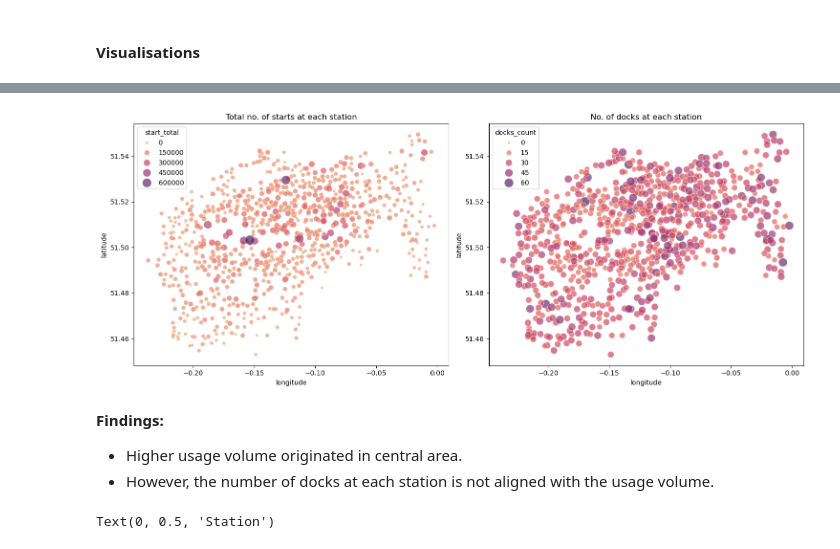
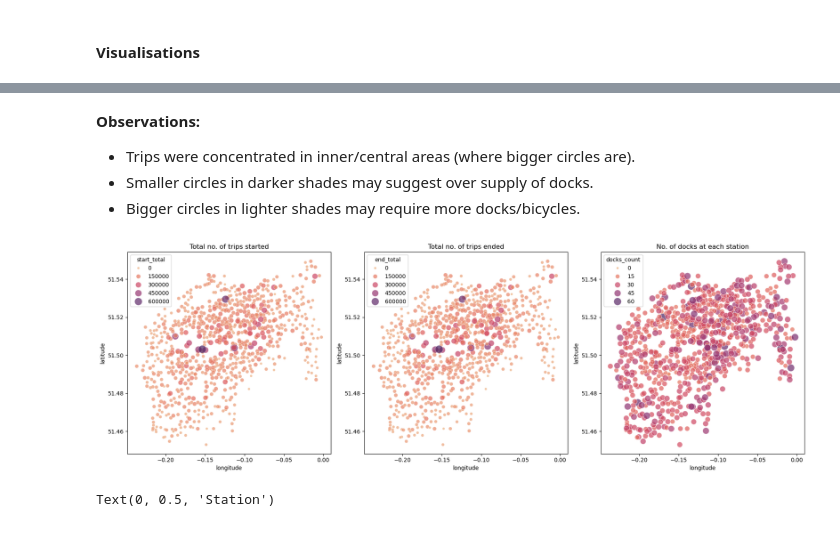
Before and after one commit to morinousagi/elt-dbt-gx-londonbike, a Jupyter notebook: eda_london_bicycles.ipynb, the cells around one changed output, grey strips where cells are left out. Saved outputs shown, nothing was run; the diff lists cells and outputs as text; code cells hidden in the pictures.

```diff
--- a/eda_london_bicycles.ipynb
+++ b/eda_london_bicycles.ipynb
@@ -183,42 +210,57 @@ plt.show()
+# %% [markdown]
+**Observations:**
+- Trips were concentrated in inner/central areas (where bigger circles are).
+- Smaller circles in darker shades may suggest over supply of docks.
+- Bigger circles in lighter shades may require more docks/bicycles.
 # %%
-fig, axes = plt.subplots(1, 2, figsize=(15, 6))
+fig, axes = plt.subplots(1, 3, figsize=(18, 6))
 
 # Total no. of starts at each station
 sns.scatterplot(
     data=df_station,
     x='longitude',
     y='latitude',
     hue='start_total',  # Color represents total no. of starts
     size='start_total', # Size represents total no. of starts
     sizes=(20, 200),    # Range of point sizes
     palette='flare',  # Color palette (inferno, magma, plasma, viridis also good)
     alpha=0.7,          # Transparency for overlap
     ax=axes[0]
 )
-axes[0].set_title('Total no. of starts at each station')
+axes[0].set_title('Total no. of trips started')
+
+# Total no. of starts at each station
+sns.scatterplot(
+    data=df_station,
+    x='longitude',
+    y='latitude',
+    hue='end_total',
+    size='end_total',
+    sizes=(20, 200),
+    palette='flare',
+    alpha=0.7,
+    ax=axes[1]
+)
+axes[1].set_title('Total no. of trips ended')
 
 # Docks count at each station
 sns.scatterplot(
     data=df_station,
     x='longitude',
     y='latitude',
     hue='docks_count',  # Color represents bike count
     size='docks_count', # Size represents bike count
     sizes=(20, 200),    # Range of point sizes
     palette='flare',  # Color palette (inferno, magma, plasma, viridis also good)
     alpha=0.7,          # Transparency for overlap
-    ax=axes[1]
+    ax=axes[2]
 )
-axes[1].set_title('No. of docks at each station')
+axes[2].set_title('No. of docks at each station')
 
 plt.tight_layout()
 plt.show()
 # %% [output]
-[figure, old version]
+[figure, new version]
-# %% [markdown]
-**Findings:**
-- Higher usage volume originated in central area.
-- However, the number of docks at each station is not aligned with the usage volume.
 # %%
 # Stations with high number of trips originated
 top20_stations = df_station.sort_values(by='start_total', ascending=False).head(20)
```
Also changed, not shown: parts of 11 cells of this notebook.
